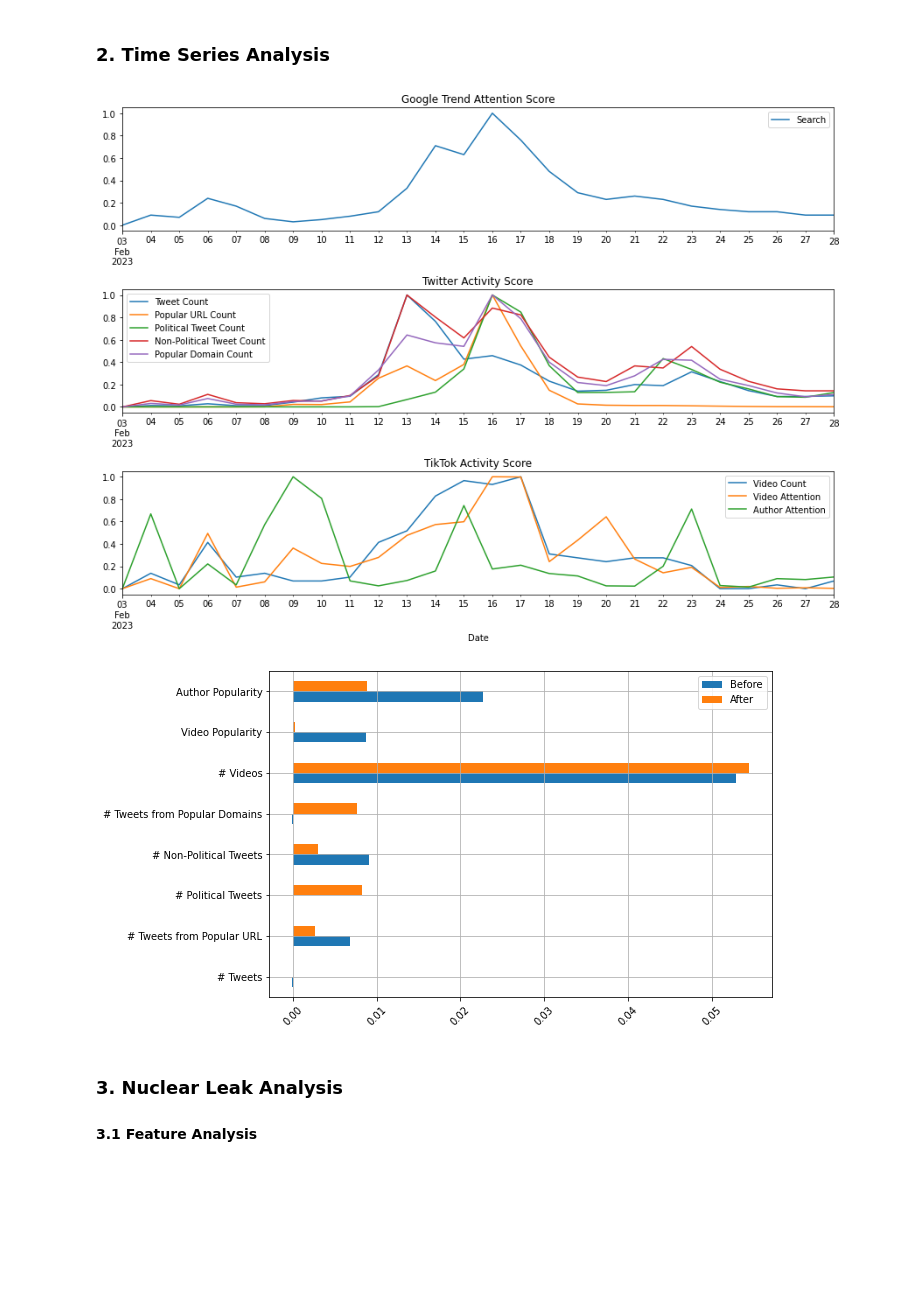
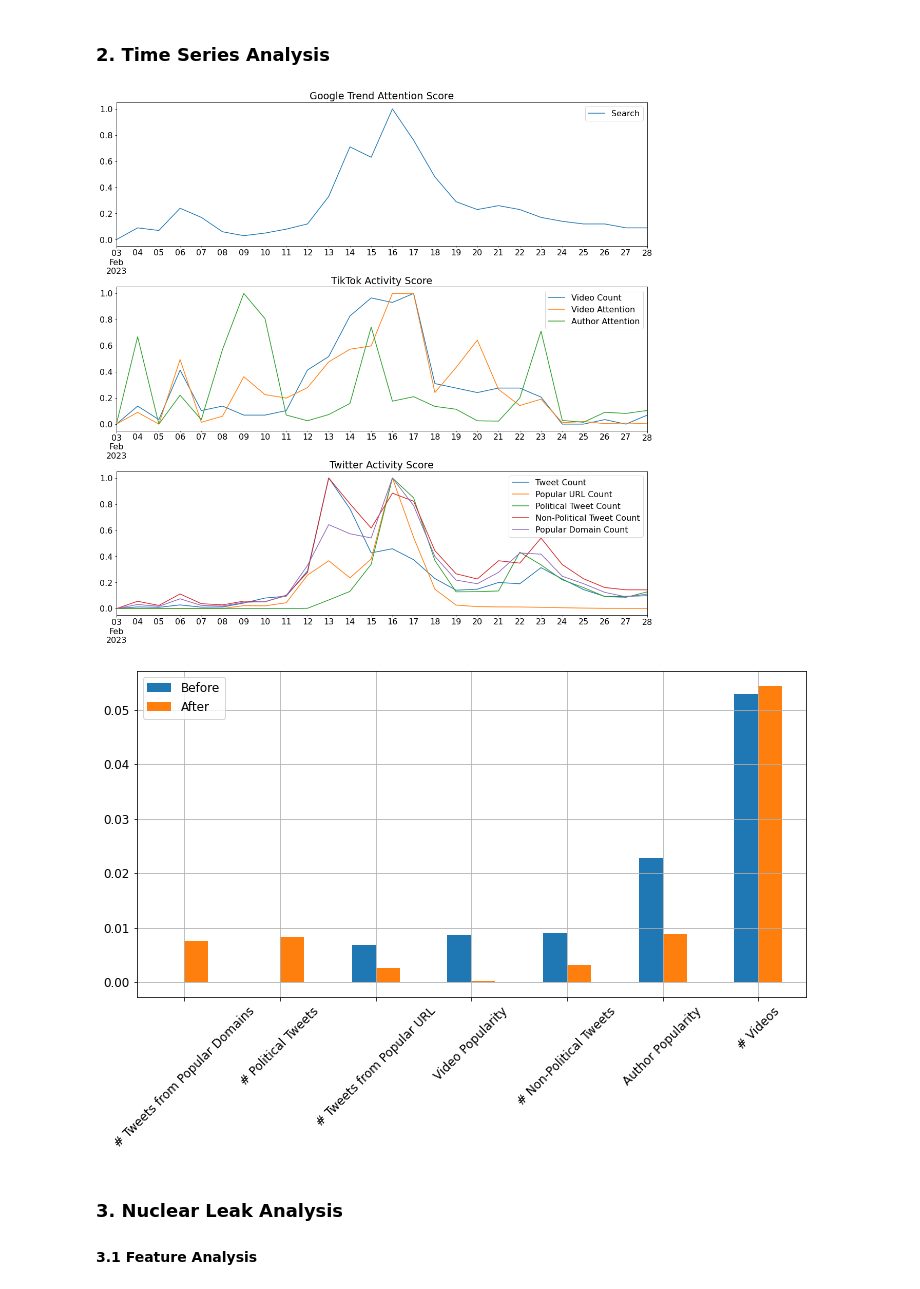
Before and after one commit to allmemes/study-of-media-and-diaster, a Jupyter notebook: code/Analysis.ipynb, the cells around one changed output. Saved outputs shown, nothing was run; the diff lists cells and outputs as text; code cells hidden in the pictures; blank space fills up the shorter version.

```diff
--- a/code/Analysis.ipynb
+++ b/code/Analysis.ipynb
@@ -69 +73,28 @@ df_hourly = pd.concat(df_hourly)
+# %%
+df = df_hourly
+col = "EST"
+video_path = "../simulation/HourlySimulation.mp4"
+fps = 16
+frames = list()
+plt.rcParams.update({'font.size': 12})
+
+for dt in df[col].drop_duplicates():
+    gdf = df[df[col]==dt].rename(columns={"Search": "Google Trend Attention",
+                                          "Pollution": "Simulated Hazard Gases Dispersion"})
+    fig, axes = plt.subplots(1, 2, figsize=(15, 5))
+    columns = ["Google Trend Attention", "Simulated Hazard Gases Dispersion"]
+    plot(gdf, axes, columns)
+    fig.suptitle(f"Geographic Distribution on {dt}", fontsize=20)
+    path = f"../simulation/temp.png"
+    fig.tight_layout(pad=1)
+    plt.savefig(path, dpi=450)
+    plt.close(fig)
+    frames.append(cv2.imread(path))
+    os.remove(path)
+
+fourcc = cv2.VideoWriter_fourcc(*"mp4v")
+writer = cv2.VideoWriter(video_path, fourcc, fps, (frames[0].shape[1], frames[0].shape[0]))
+for frame in frames:
+    writer.write(frame)
+writer.release()
 # %%
@@ -119,24 +148,24 @@ df_tweets.index = pd.DatetimeIndex(df_tweets.index)
 df_tiktok.index = pd.DatetimeIndex(df_tiktok.index)
 df_tiktok = df_tiktok.sort_index().fillna(0)
 # %%
-plt.rcParams.update({'font.size': 10})
-fig, axes = plt.subplots(3, 1, figsize=(12, 9))
+plt.rcParams.update({'font.size': 16})
+fig, axes = plt.subplots(3, 1, figsize=(15, 15))
 df_search_us.plot(ax=axes[0])
 axes[0].set_title("Google Trend Attention Score")
 axes[0].set_xlabel("")
 # axes[0].set_ylabel("Attention Score")
-df_tweets.plot(ax=axes[1])
-axes[1].set_title("Twitter Activity Score")
+df_tweets.plot(ax=axes[2])
+axes[2].set_title("Twitter Activity Score")
+axes[2].set_xlabel("")
+# axes[1].set_ylabel("Activity Score")
+df_tiktok.plot(ax=axes[1])
+axes[1].set_title("TikTok Activity Score")
 axes[1].set_xlabel("")
-# axes[1].set_ylabel("Activity Score")
-df_tiktok.plot(ax=axes[2])
-axes[2].set_title("TikTok Activity Score")
-axes[2].set_xlabel("Date")
 # axes[2].set_ylabel("Activity Score")
-fig.tight_layout()
+fig.tight_layout(pad=0.1)
 plt.show()
 # %% [output]
-[figure, old version]
+[figure, new version]
 # %%
 df_features = pd.concat([df_tweets, df_tiktok], axis=1).fillna(0)
 y_before = df_search_us["Search"][:"20230211"]
@@ -165,11 +194,12 @@ df_r2.index = [
     "Video Popularity",
     "Author Popularity",
 ]
-df_r2.plot(kind="barh", figsize=(9, 6), grid=True)
+plt.rcParams.update({'font.size': 12})
+df_r2[df_r2.index!="# Tweets"].sort_values(["Before"], ascending=True).plot(kind="bar", figsize=(12, 6), grid=True)
 plt.xticks(rotation=45)
 plt.show()
 # %% [output]
-[figure, old version]
+[figure, new version]
 # %%
 model = GRU(6, 50, 2)
 feature_cols = ["Tweet Count", "Popular Domain Count", "Popular URL Count", "Video Count", "Video Attention", "Author Attention"]
```
Also changed, not shown: parts of 6 cells of this notebook, 19 other files.
